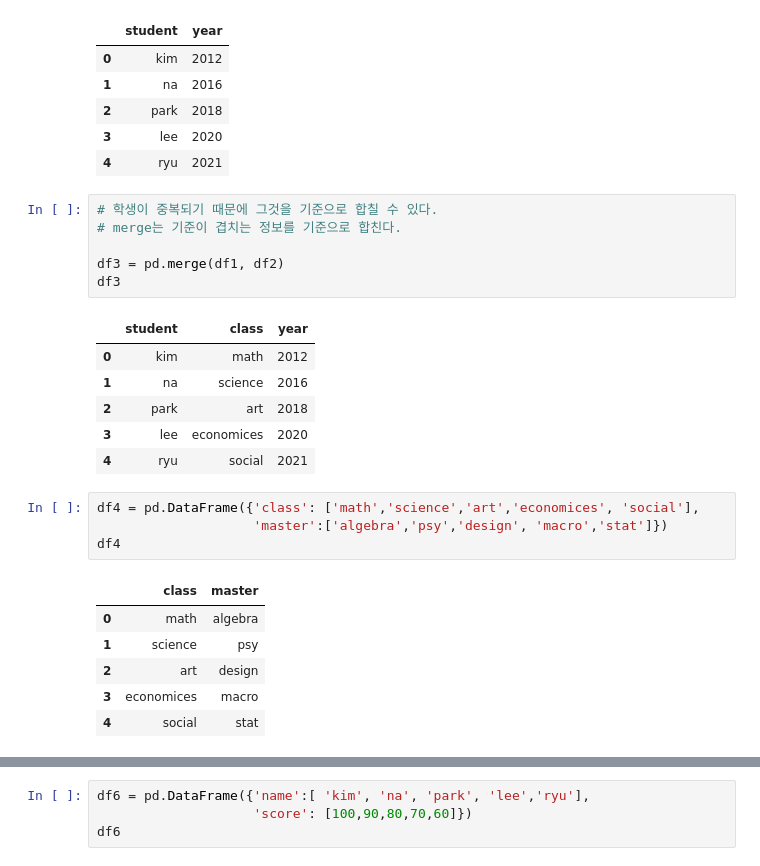
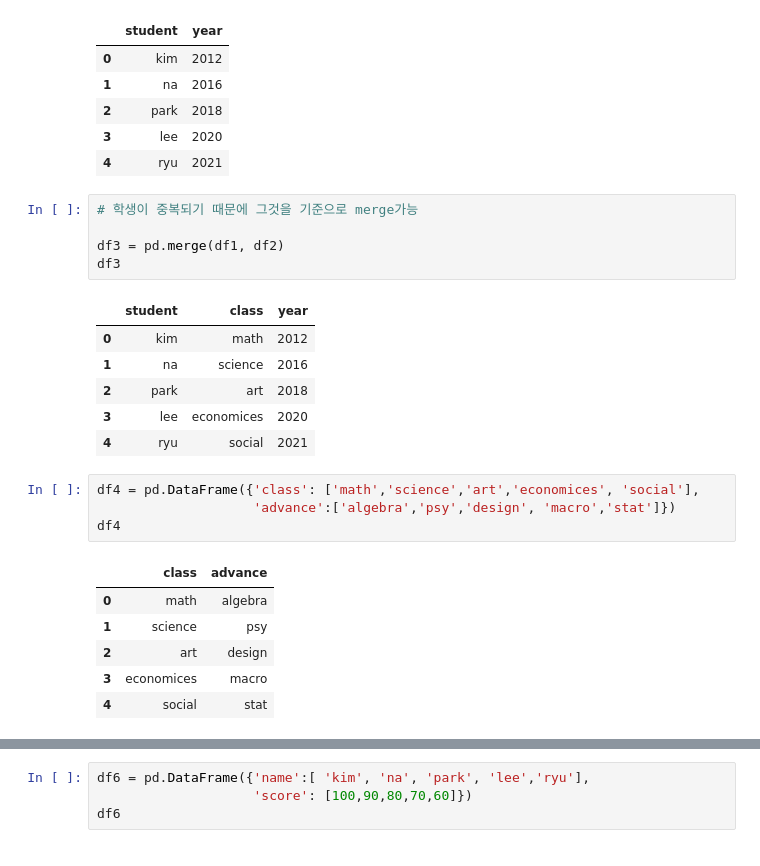
Before and after one commit to Je-Hyeon/My_Study_Materials2021, a Jupyter notebook: Pandas의_거의_모든것(이수안).ipynb, the cells around one changed output, grey strips where cells are left out. Drawn from its saved outputs; the diff is of its cells as text.

```diff
--- a/Pandas의_거의_모든것(이수안).ipynb
+++ b/Pandas의_거의_모든것(이수안).ipynb
@@ -1615,8 +1400,7 @@ df2
 | 3 | lee | 2020 |
 | 4 | ryu | 2021 |
 # %%
-# 학생이 중복되기 때문에 그것을 기준으로 합칠 수 있다.
-# merge는 기준이 겹치는 정보를 기준으로 합친다.
+# 학생이 중복되기 때문에 그것을 기준으로 merge가능
 
 df3 = pd.merge(df1, df2)
 df3
@@ -1629,10 +1413,10 @@ df3
 | 4 | ryu | social | 2021 |
 # %%
 df4 = pd.DataFrame({'class': ['math','science','art','economices', 'social'],
-                    'master':['algebra','psy','design', 'macro','stat']})
+                    'advance':['algebra','psy','design', 'macro','stat']})
 df4
 # %% [output]
-|  | class | master |
+|  | class | advance |
 | 0 | math | algebra |
 | 1 | science | psy |
 | 2 | art | design |
```
Also changed, not shown: parts of 186 cells of this notebook.
